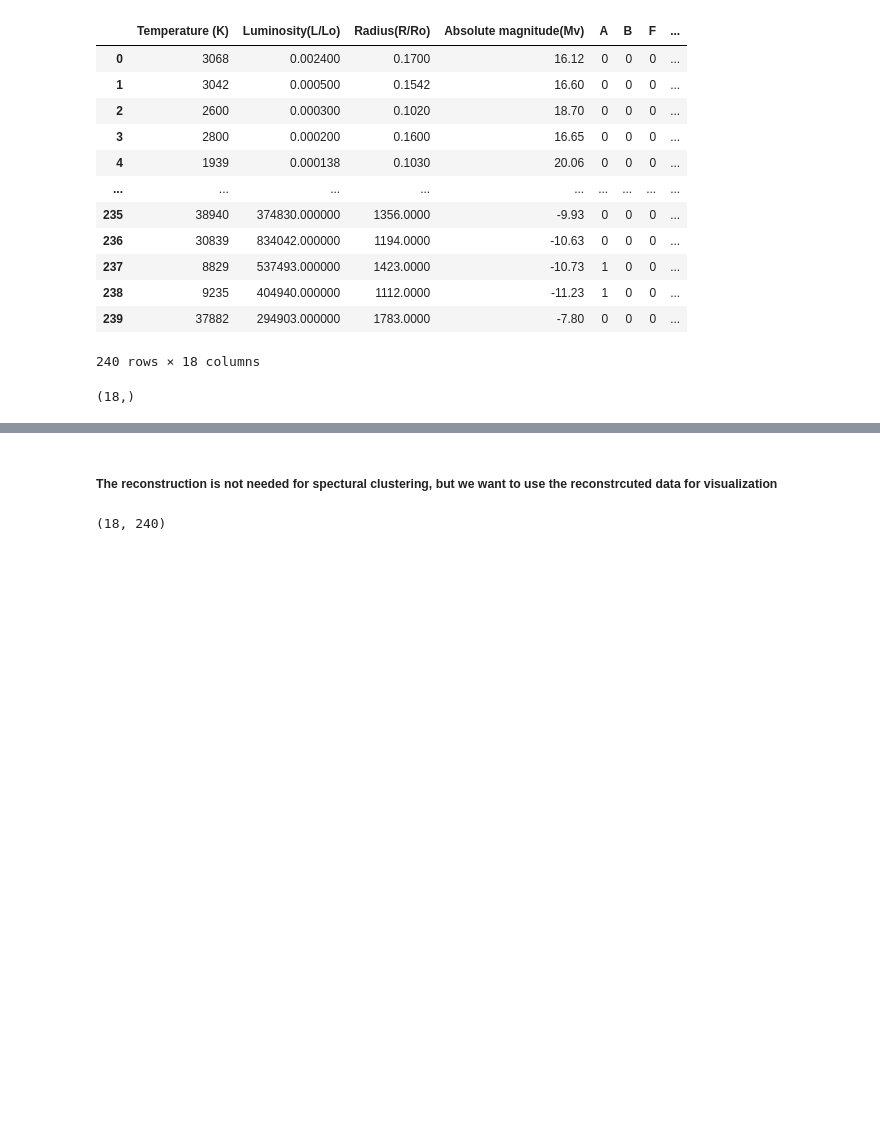
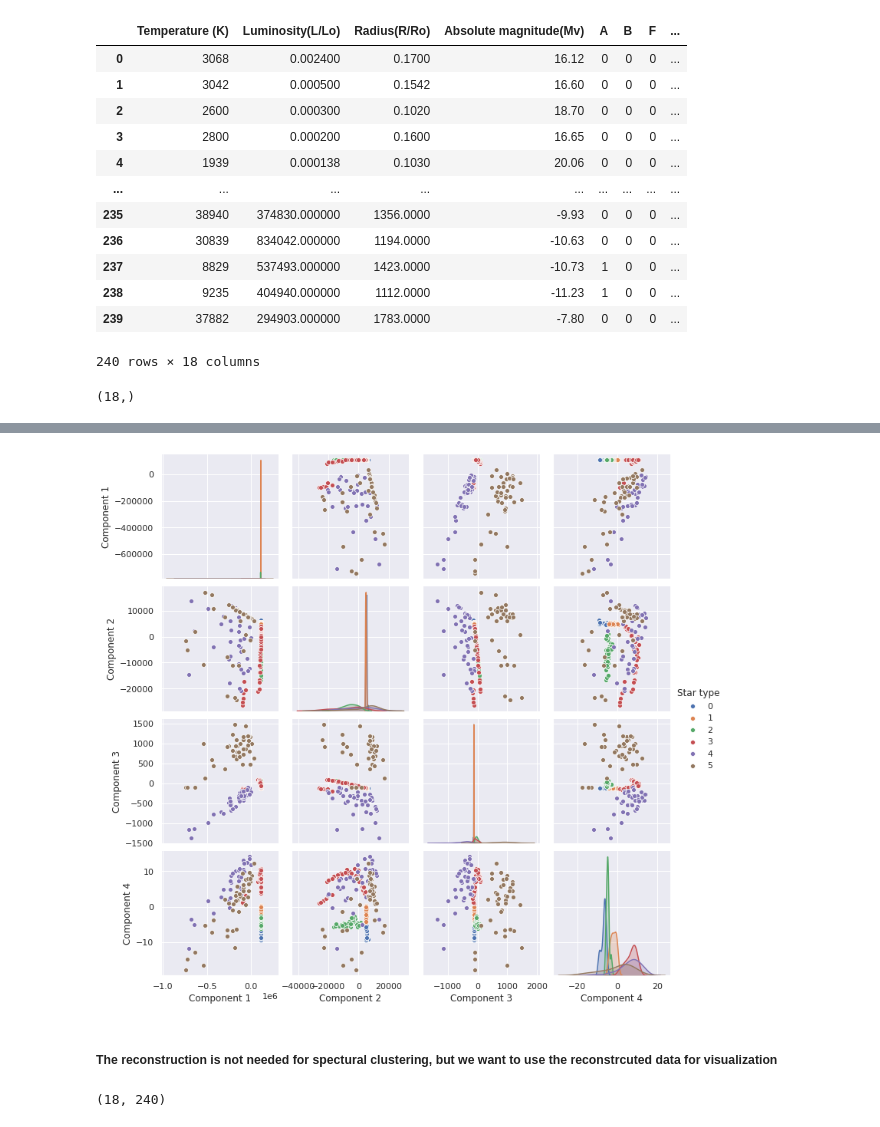
Before and after one commit to joshua-j-hong/COGS118B_Project, a Jupyter notebook: project_code.ipynb, the cells around one changed output, grey strips where cells are left out. Saved outputs shown, nothing was run; the diff lists cells and outputs as text; code cells hidden in the pictures; blank space fills up the shorter version.

```diff
--- a/project_code.ipynb
+++ b/project_code.ipynb
@@ -224,0 +239,8 @@ plt.plot(c[0], c[1], 'o', color='red')
+# %%
+pca_dataframe = pd.DataFrame(data=c).transpose()
+pca_dataframe['Star type'] = starData['Star type']
+pca_dataframe.columns = ['Component 1','Component 2','Component 3',
+                     'Component 4','Component 5','Component 6', 'Component 7','Component 8','Component 9',
+                     'Component 10','Component 11','Component 12', 'Component 13','Component 14','Component 15',
+                     'Component 16','Component 17','Component 18', 'Star type']
+pca_dataframe
@@ -225,3 +261,8 @@ plt.plot(c[0], c[1], 'o', color='red')
+# %%
+scatterplot = sns.pairplot(pca_dataframe[['Component 1','Component 2','Component 3',
+                     'Component 4','Star type']], hue="Star type")
+# %% [output]
+[figure, added]
 # %% [markdown]
 ##### The reconstruction is not needed for spectural clustering, but we want to use the reconstrcuted data for visualization
 # %%
```
Also changed, not shown: parts of 13 cells of this notebook.
